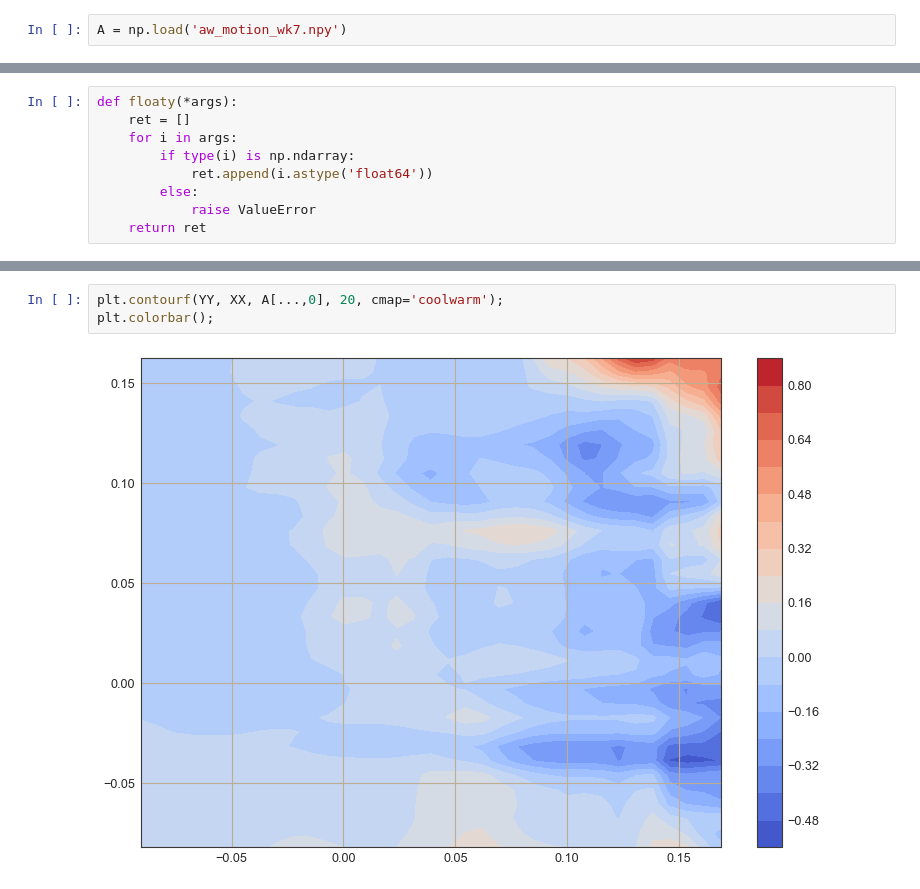
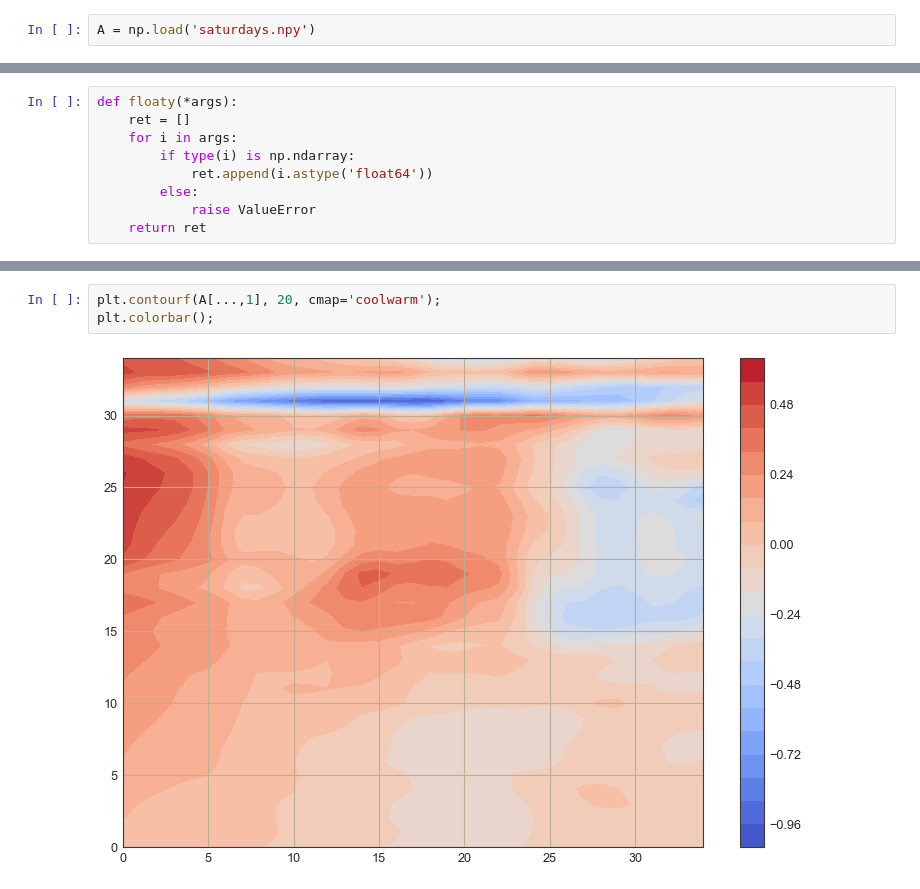
Before and after one commit to trdougherty/Quant_Mo, a Jupyter notebook: quomo_notebook.ipynb, the cells around one changed output, grey strips where cells are left out. Cells and saved outputs as stored; diff of their text form.

```diff
--- a/quomo_notebook.ipynb
+++ b/quomo_notebook.ipynb
@@ -63,7 +63,7 @@ def intensity(x):
     assert type(x).__module__ == np.__name__
     return np.power(np.sum(np.power(x,2),axis=len(x.shape)-1),0.5) # pythagorean
 # %%
-A = np.load('aw_motion_wk7.npy')
+A = np.load('saturdays.npy')
 # %%
 A = edge(A, (0.2, 0.74))
 # %% [markdown]
@@ -153,5 +153,5 @@ plt.show()
 # %%
-plt.contourf(YY, XX, A[...,0], 20, cmap='coolwarm');
+plt.contourf(A[...,1], 20, cmap='coolwarm');
 plt.colorbar();
 # %% [output]
-[figure, old version]
+[figure, new version]
```
Also changed, not shown: parts of 4 cells of this notebook, 1 other file.
